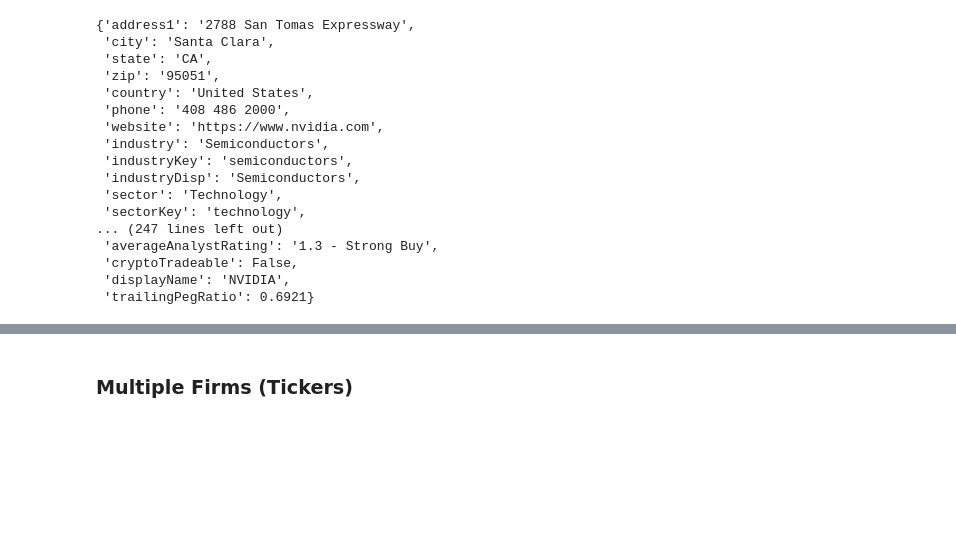
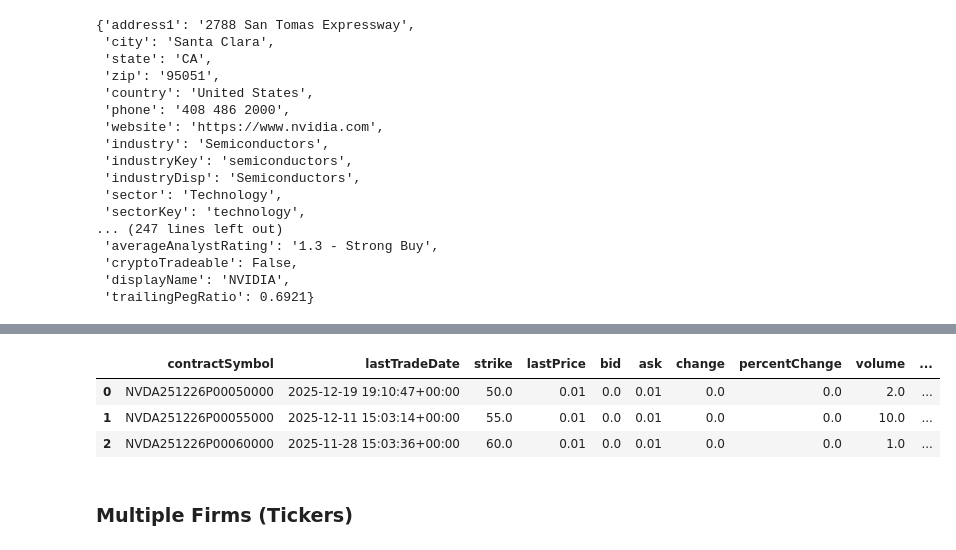
Before and after one commit to IMTorgOpenDataTools/macroecon-wrappy, a Jupyter notebook: notebooks/review_equities.ipynb, the cells around one changed output, grey strips where cells are left out. Cells and saved outputs as stored; diff of their text form; code cells hidden in the pictures; blank space fills up the shorter version.

```diff
--- a/notebooks/review_equities.ipynb
+++ b/notebooks/review_equities.ipynb
@@ -154,3 +158,10 @@ Options(calls=         contractSymbol             lastTradeDate  strike  lastPri
+# %%
+option_chain.puts.head(3)
+# %% [output]
+|  | contractSymbol | lastTradeDate | strike | lastPrice | bid | ask | change | percentChange | volume | ... |
+| 0 | NVDA251226P00050000 | 2025-12-19 19:10:47+00:00 | 50.0 | 0.01 | 0.0 | 0.01 | 0.0 | 0.0 | 2.0 | ... |
+| 1 | NVDA251226P00055000 | 2025-12-11 15:03:14+00:00 | 55.0 | 0.01 | 0.0 | 0.01 | 0.0 | 0.0 | 10.0 | ... |
+| 2 | NVDA251226P00060000 | 2025-11-28 15:03:36+00:00 | 60.0 | 0.01 | 0.0 | 0.01 | 0.0 | 0.0 | 1.0 | ... |
 # %% [markdown]
 ### Multiple Firms (Tickers)
 # %%
```
Also changed, not shown: parts of 7 cells of this notebook, 3 other files.
